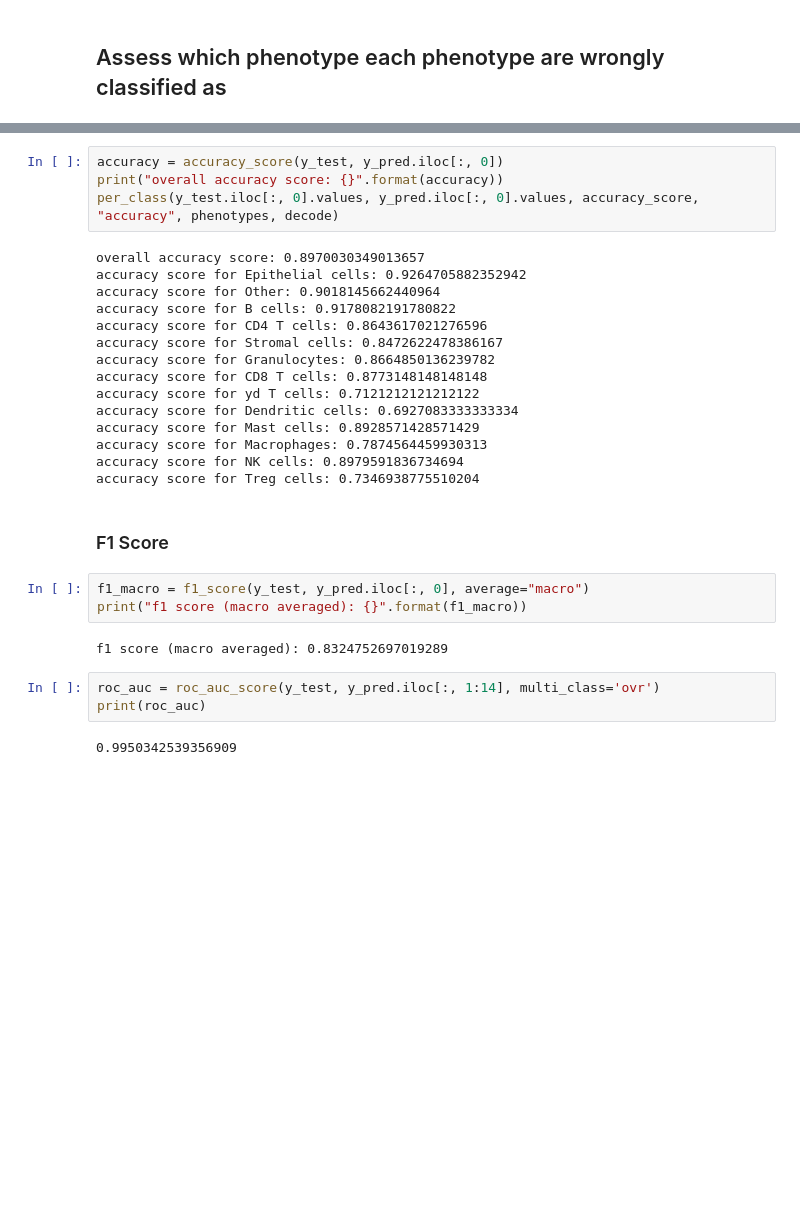
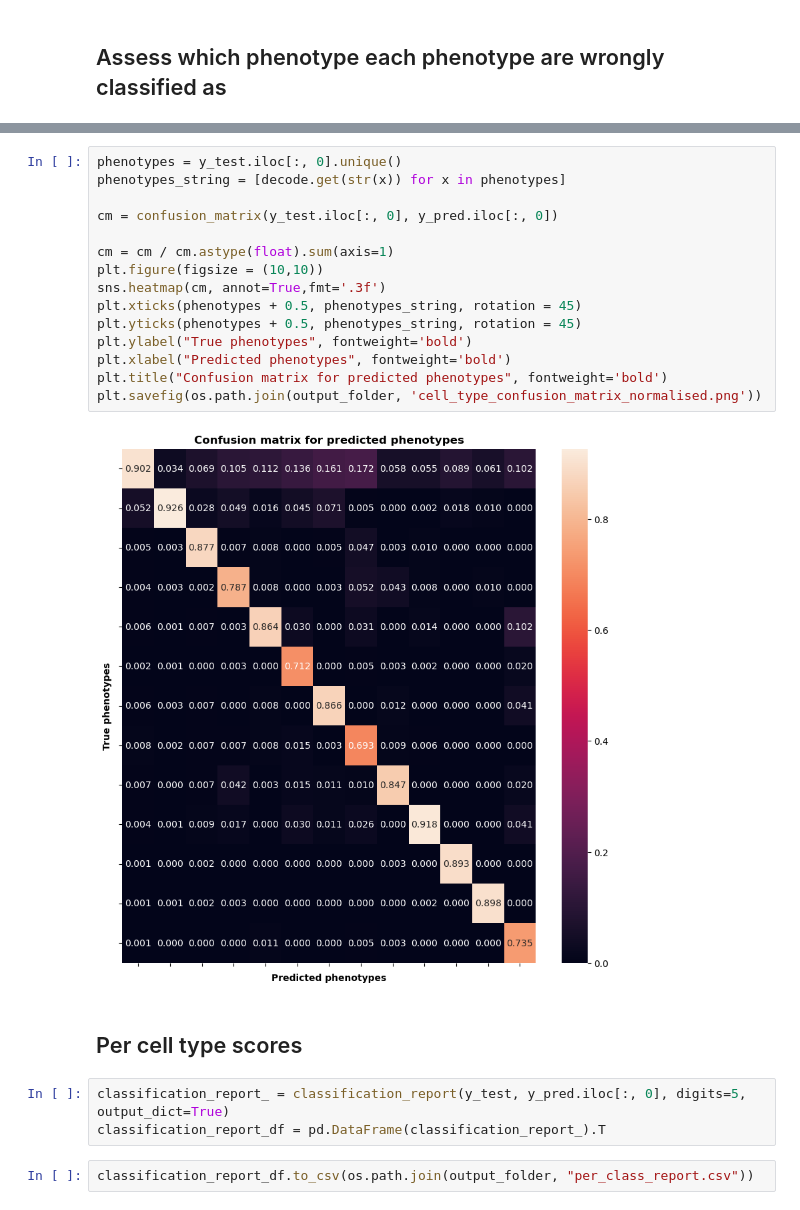
Before and after one commit to WEHI-labatlab/xgboost-cell-classification, a Jupyter notebook: notebooks/assess-predictions.ipynb, the cells around one changed output, grey strips where cells are left out. Cells and saved outputs as stored; diff of their text form; blank space fills up the shorter version.

```diff
--- a/notebooks/assess-predictions.ipynb
+++ b/notebooks/assess-predictions.ipynb
@@ -52,31 +51,24 @@ balanced accuracy score: 0.8399471805839809
-# %%
-accuracy = accuracy_score(y_test, y_pred.iloc[:, 0])
-print("overall accuracy score: {}".format(accuracy))
-per_class(y_test.iloc[:, 0].values, y_pred.iloc[:, 0].values, accuracy_score, "accuracy", phenotypes, decode)
-# %% [output]
-overall accuracy score: 0.8970030349013657
-accuracy score for Epithelial cells: 0.9264705882352942
-accuracy score for Other: 0.9018145662440964
-accuracy score for B cells: 0.9178082191780822
-accuracy score for CD4 T cells: 0.8643617021276596
-accuracy score for Stromal cells: 0.8472622478386167
-accuracy score for Granulocytes: 0.8664850136239782
-accuracy score for CD8 T cells: 0.8773148148148148
-accuracy score for yd T cells: 0.7121212121212122
-accuracy score for Dendritic cells: 0.6927083333333334
-accuracy score for Mast cells: 0.8928571428571429
-accuracy score for Macrophages: 0.7874564459930313
-accuracy score for NK cells: 0.8979591836734694
-accuracy score for Treg cells: 0.7346938775510204
-# %% [markdown]
-### F1 Score
-# %%
-f1_macro = f1_score(y_test, y_pred.iloc[:, 0], average="macro")
-print("f1 score (macro averaged): {}".format(f1_macro))
-# %% [output]
-f1 score (macro averaged): 0.8324752697019289
-# %%
-roc_auc = roc_auc_score(y_test, y_pred.iloc[:, 1:14], multi_class='ovr')
-print(roc_auc)
-# %% [output]
-0.9950342539356909
+# %%
+phenotypes = y_test.iloc[:, 0].unique()
+phenotypes_string = [decode.get(str(x)) for x in phenotypes]
+
+cm = confusion_matrix(y_test.iloc[:, 0], y_pred.iloc[:, 0])
+
+cm = cm / cm.astype(float).sum(axis=1)
+plt.figure(figsize = (10,10))
+sns.heatmap(cm, annot=True,fmt='.3f')
+plt.xticks(phenotypes + 0.5, phenotypes_string, rotation = 45)
+plt.yticks(phenotypes + 0.5, phenotypes_string, rotation = 45)
+plt.ylabel("True phenotypes", fontweight='bold')
+plt.xlabel("Predicted phenotypes", fontweight='bold')
+plt.title("Confusion matrix for predicted phenotypes", fontweight='bold')
+plt.savefig(os.path.join(output_folder, 'cell_type_confusion_matrix_normalised.png'))
+# %% [output]
+[figure, added]
+# %% [markdown]
+## Per cell type scores
+# %%
+classification_report_ = classification_report(y_test, y_pred.iloc[:, 0], digits=5, output_dict=True)
+classification_report_df = pd.DataFrame(classification_report_).T
+# %%
+classification_report_df.to_csv(os.path.join(output_folder, "per_class_report.csv"))
```
Also changed, not shown: parts of 13 cells of this notebook, 2 other files.
